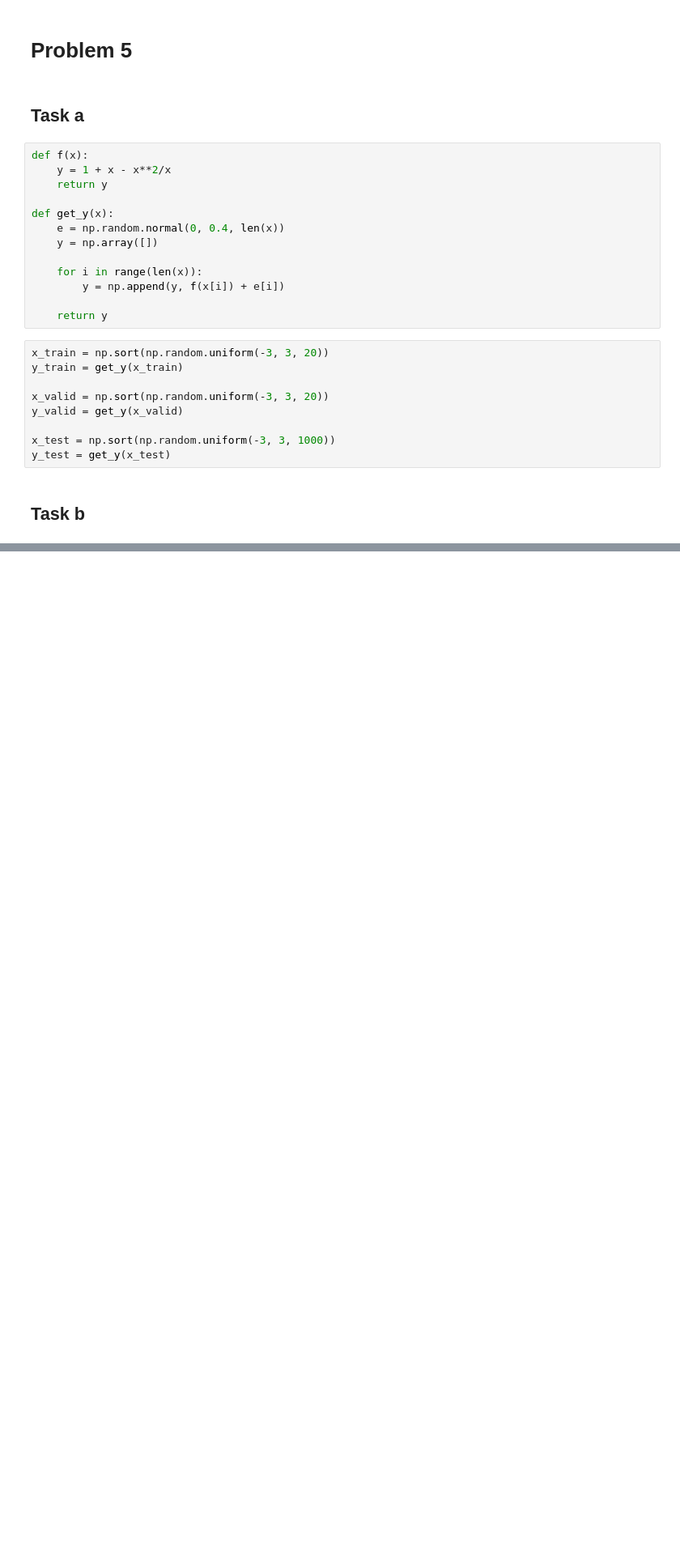
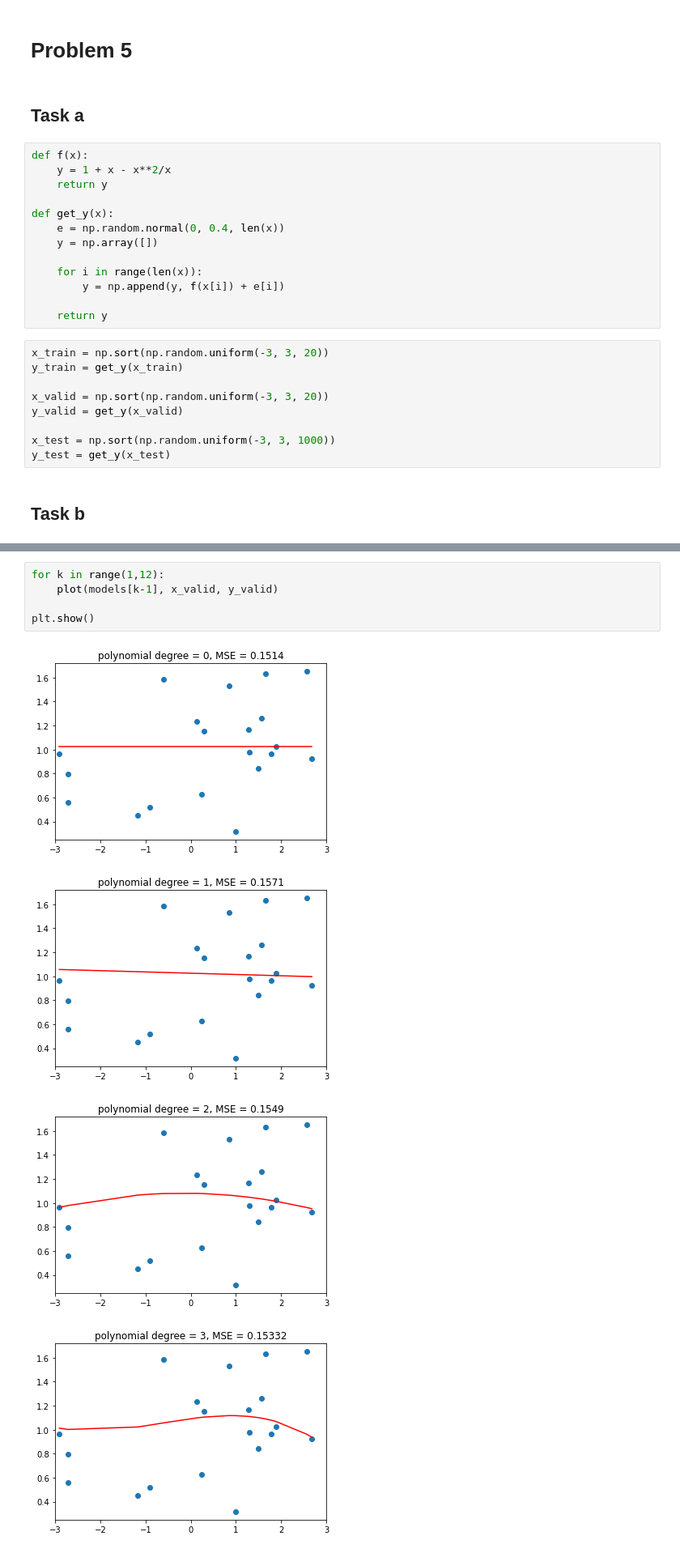
Before and after one commit to xbexbex/iml, a Jupyter notebook: week1/Problem1.ipynb, the cells around one changed output, grey strips where cells are left out. Shown at 81% size. Drawn from its saved outputs; the diff is of its cells as text; blank space fills up the shorter version.

```diff
--- a/week1/Problem1.ipynb
+++ b/week1/Problem1.ipynb
@@ -152,0 +156,10 @@ array([-2.58083675, -2.24449824, -2.13422458, -1.9049771 , -1.85874959,
+# %%
+for k in range(1,12):
+    plot(models[k-1], x_valid, y_valid)
+
+plt.show()
+# %% [output]
+[figure, added]
+[figure, added]
+[figure, added]
+[figure, added]
```
Also changed, not shown: parts of 7 cells of this notebook.
